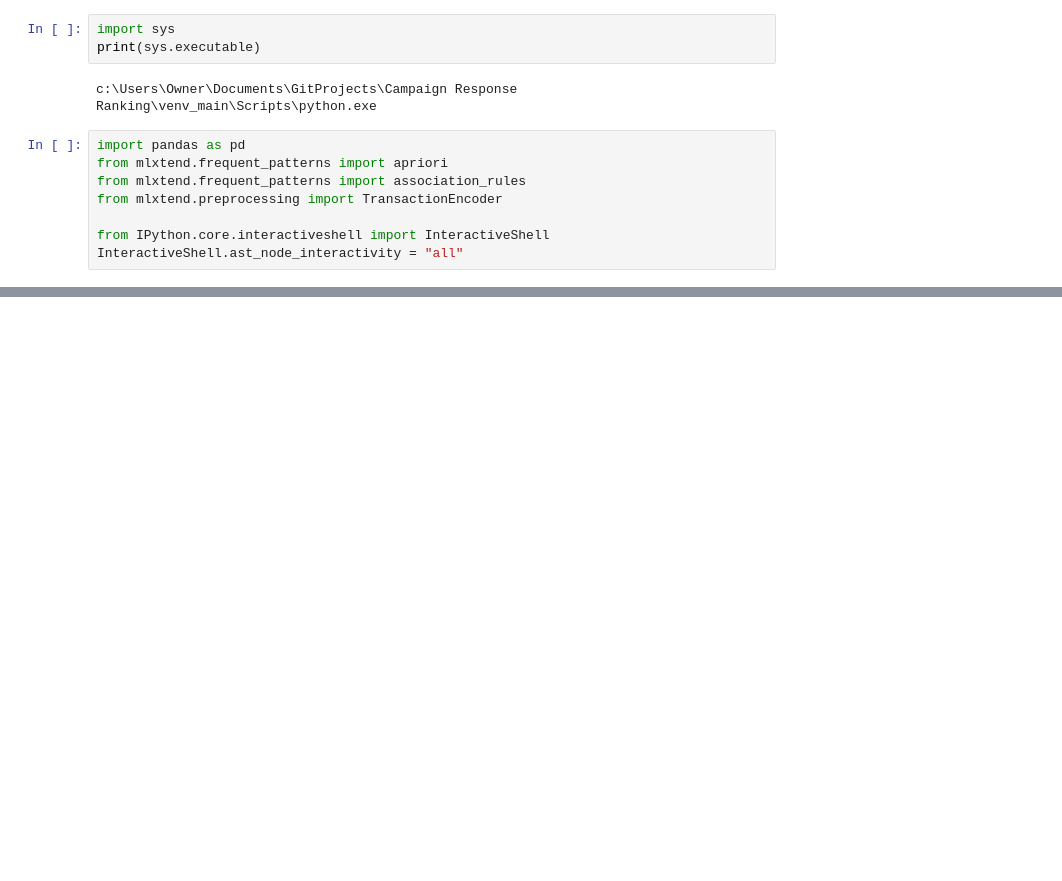
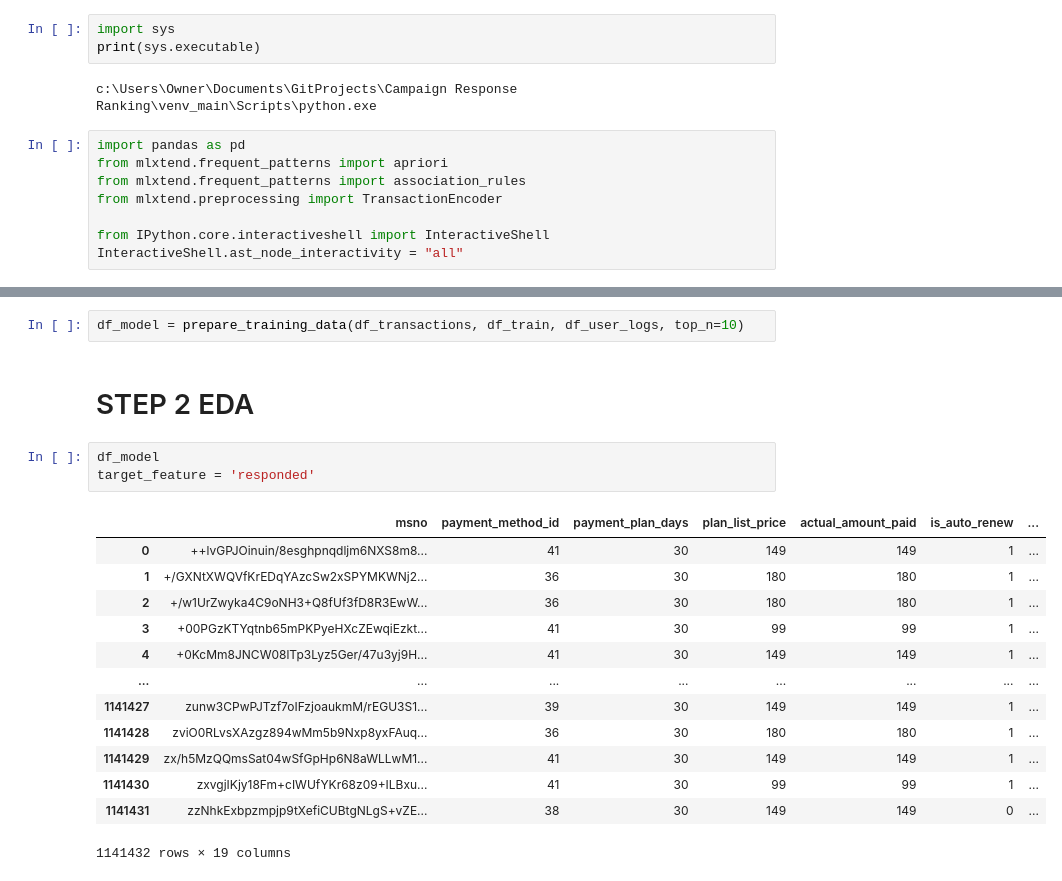
Before and after one commit to loisli0309/telecom-campaign-response, a Jupyter notebook: project.ipynb, the cells around one changed output, grey strips where cells are left out. Saved outputs shown, nothing was run; the diff lists cells and outputs as text; blank space fills up the shorter version.

```diff
--- a/project.ipynb
+++ b/project.ipynb
@@ -159,0 +181,21 @@ PermissionError: [Errno 13] Permission denied: 'C:\\Users\\Owner\\Documents\\Git
+# %%
+df_model = prepare_training_data(df_transactions, df_train, df_user_logs, top_n=10)
+# %% [markdown]
+# STEP 2 EDA
+# %%
+df_model
+target_feature = 'responded'
+# %% [output]
+|  | msno | payment_method_id | payment_plan_days | plan_list_price | actual_amount_paid | is_auto_renew | ... |
+| 0 | ++lvGPJOinuin/8esghpnqdljm6NXS8m8... | 41 | 30 | 149 | 149 | 1 | ... |
+| 1 | +/GXNtXWQVfKrEDqYAzcSw2xSPYMKWNj2... | 36 | 30 | 180 | 180 | 1 | ... |
+| 2 | +/w1UrZwyka4C9oNH3+Q8fUf3fD8R3EwW... | 36 | 30 | 180 | 180 | 1 | ... |
+| 3 | +00PGzKTYqtnb65mPKPyeHXcZEwqiEzkt... | 41 | 30 | 99 | 99 | 1 | ... |
+| 4 | +0KcMm8JNCW08lTp3Lyz5Ger/47u3yj9H... | 41 | 30 | 149 | 149 | 1 | ... |
+| ... | ... | ... | ... | ... | ... | ... | ... |
+| 1141427 | zunw3CPwPJTzf7oIFzjoaukmM/rEGU3S1... | 39 | 30 | 149 | 149 | 1 | ... |
+| 1141428 | zviO0RLvsXAzgz894wMm5b9Nxp8yxFAuq... | 36 | 30 | 180 | 180 | 1 | ... |
+| 1141429 | zx/h5MzQQmsSat04wSfGpHp6N8aWLLwM1... | 41 | 30 | 149 | 149 | 1 | ... |
+| 1141430 | zxvgjIKjy18Fm+cIWUfYKr68z09+ILBxu... | 41 | 30 | 99 | 99 | 1 | ... |
+| 1141431 | zzNhkExbpzmpjp9tXefiCUBtgNLgS+vZE... | 38 | 30 | 149 | 149 | 0 | ... |
+1141432 rows × 19 columns
```
Also changed, not shown: parts of 23 cells of this notebook.
